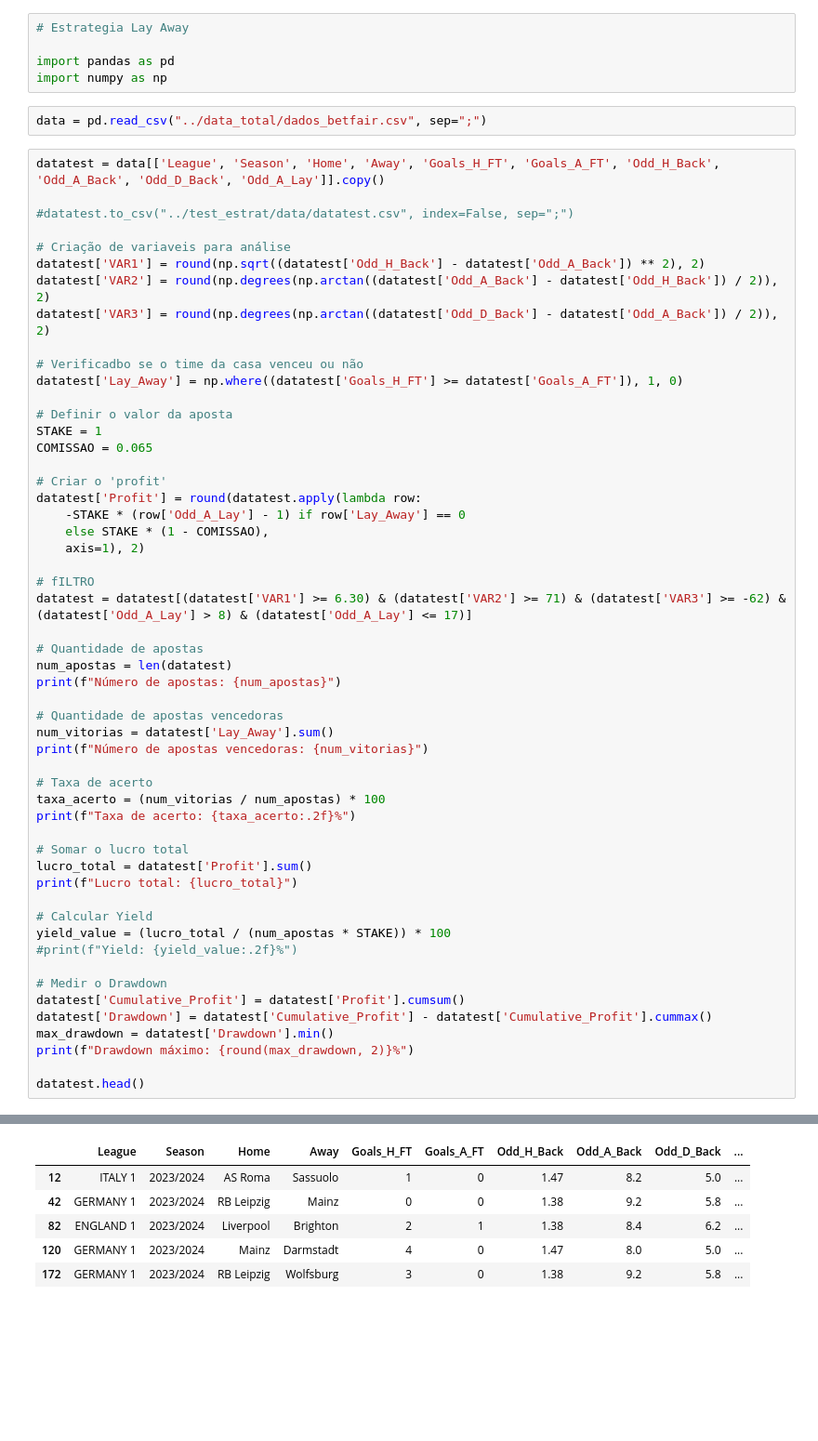
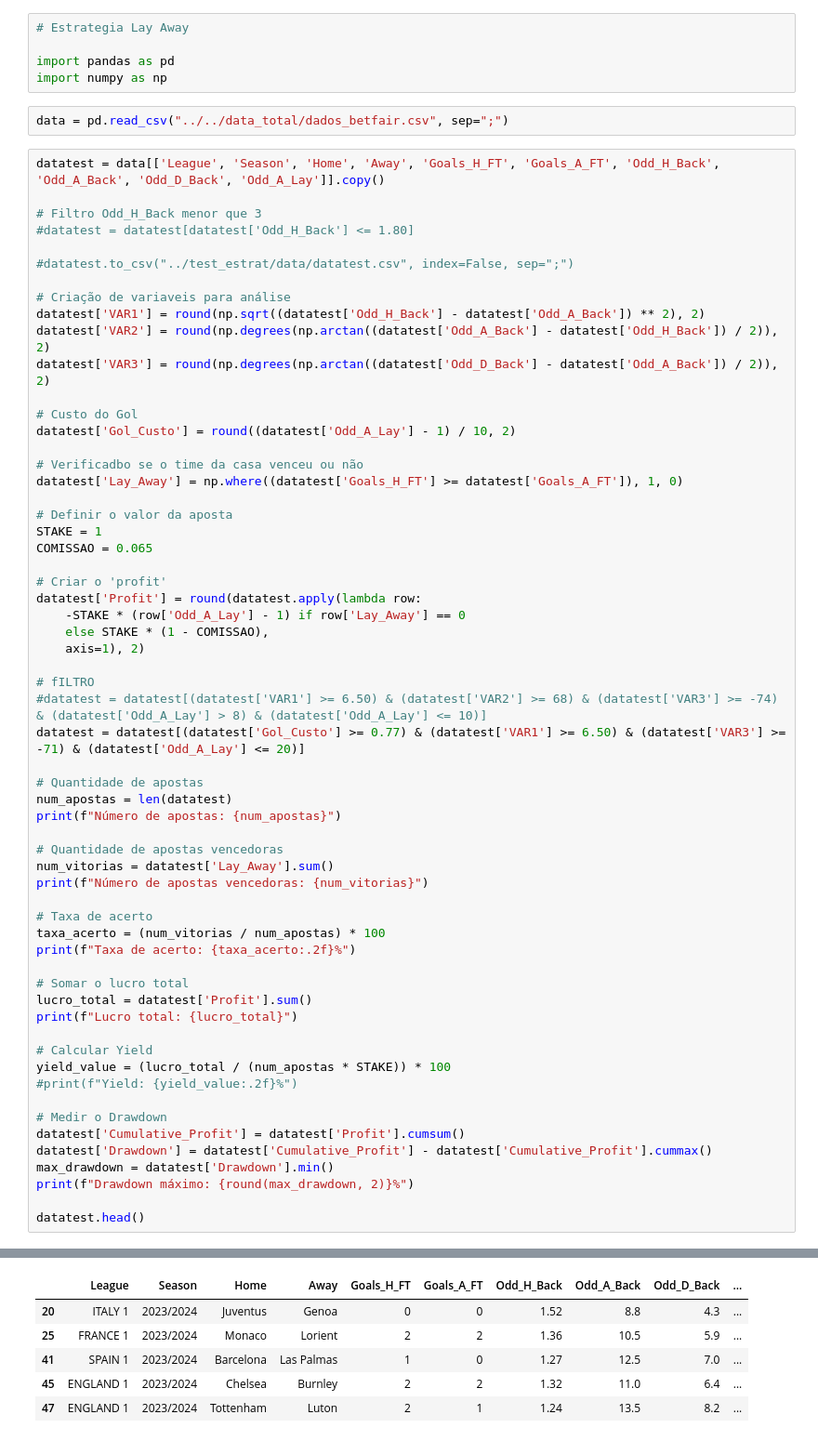
Before and after one commit to Prog-LucasAlves/FUT_PYTHON, a Jupyter notebook: test_estrat/TEBF001/TEBF001.ipynb, the cells around one changed output, grey strips where cells are left out. Shown at 93% size. Saved outputs shown, nothing was run; the diff lists cells and outputs as text; blank space fills up the shorter version.

```diff
--- a/test_estrat/TEBF001.ipynb
+++ b/test_estrat/TEBF001/TEBF001.ipynb
@@ -4,9 +4,12 @@
 import pandas as pd
 import numpy as np
 # %%
-data = pd.read_csv("../data_total/dados_betfair.csv", sep=";")
+data = pd.read_csv("../../data_total/dados_betfair.csv", sep=";")
 # %%
 datatest = data[['League', 'Season', 'Home', 'Away', 'Goals_H_FT', 'Goals_A_FT', 'Odd_H_Back', 'Odd_A_Back', 'Odd_D_Back', 'Odd_A_Lay']].copy()
+
+# Filtro Odd_H_Back menor que 3
+#datatest = datatest[datatest['Odd_H_Back'] <= 1.80]
 
 #datatest.to_csv("../test_estrat/data/datatest.csv", index=False, sep=";")
 
@@ -14,6 +17,9 @@ datatest = data[['League', 'Season', 'Home', 'Away', 'Goals_H_FT', 'Goals_A_FT',
 datatest['VAR1'] = round(np.sqrt((datatest['Odd_H_Back'] - datatest['Odd_A_Back']) ** 2), 2)
 datatest['VAR2'] = round(np.degrees(np.arctan((datatest['Odd_A_Back'] - datatest['Odd_H_Back']) / 2)), 2)
 datatest['VAR3'] = round(np.degrees(np.arctan((datatest['Odd_D_Back'] - datatest['Odd_A_Back']) / 2)), 2)
+
+# Custo do Gol
+datatest['Gol_Custo'] = round((datatest['Odd_A_Lay'] - 1) / 10, 2)
 
 # Verificadbo se o time da casa venceu ou não
 datatest['Lay_Away'] = np.where((datatest['Goals_H_FT'] >= datatest['Goals_A_FT']), 1, 0)
@@ -29,7 +35,8 @@ datatest['Profit'] = round(datatest.apply(lambda row:
     axis=1), 2)
 
 # fILTRO
-datatest = datatest[(datatest['VAR1'] >= 6.30) & (datatest['VAR2'] >= 71) & (datatest['VAR3'] >= -62) & (datatest['Odd_A_Lay'] > 8) & (datatest['Odd_A_Lay'] <= 17)]
+#datatest = datatest[(datatest['VAR1'] >= 6.50) & (datatest['VAR2'] >= 68) & (datatest['VAR3'] >= -74) & (datatest['Odd_A_Lay'] > 8) & (datatest['Odd_A_Lay'] <= 10)]
+datatest = datatest[(datatest['Gol_Custo'] >= 0.77) & (datatest['VAR1'] >= 6.50) & (datatest['VAR3'] >= -71) & (datatest['Odd_A_Lay'] <= 20)]
 
 # Quantidade de apostas
 num_apostas = len(datatest)
@@ -67,6 +74,6 @@ Drawdown máximo: -16.04%
 |  | League | Season | Home | Away | Goals_H_FT | Goals_A_FT | Odd_H_Back | Odd_A_Back | Odd_D_Back | ... |
-| 12 | ITALY 1 | 2023/2024 | AS Roma | Sassuolo | 1 | 0 | 1.47 | 8.2 | 5.0 | ... |
-| 42 | GERMANY 1 | 2023/2024 | RB Leipzig | Mainz | 0 | 0 | 1.38 | 9.2 | 5.8 | ... |
-| 82 | ENGLAND 1 | 2023/2024 | Liverpool | Brighton | 2 | 1 | 1.38 | 8.4 | 6.2 | ... |
-| 120 | GERMANY 1 | 2023/2024 | Mainz | Darmstadt | 4 | 0 | 1.47 | 8.0 | 5.0 | ... |
-| 172 | GERMANY 1 | 2023/2024 | RB Leipzig | Wolfsburg | 3 | 0 | 1.38 | 9.2 | 5.8 | ... |
+| 20 | ITALY 1 | 2023/2024 | Juventus | Genoa | 0 | 0 | 1.52 | 8.8 | 4.3 | ... |
+| 25 | FRANCE 1 | 2023/2024 | Monaco | Lorient | 2 | 2 | 1.36 | 10.5 | 5.9 | ... |
+| 41 | SPAIN 1 | 2023/2024 | Barcelona | Las Palmas | 1 | 0 | 1.27 | 12.5 | 7.0 | ... |
+| 45 | ENGLAND 1 | 2023/2024 | Chelsea | Burnley | 2 | 2 | 1.32 | 11.0 | 6.4 | ... |
+| 47 | ENGLAND 1 | 2023/2024 | Tottenham | Luton | 2 | 1 | 1.24 | 13.5 | 8.2 | ... |
```
Also changed, not shown: parts of 1 cell of this notebook, 4 other files.
